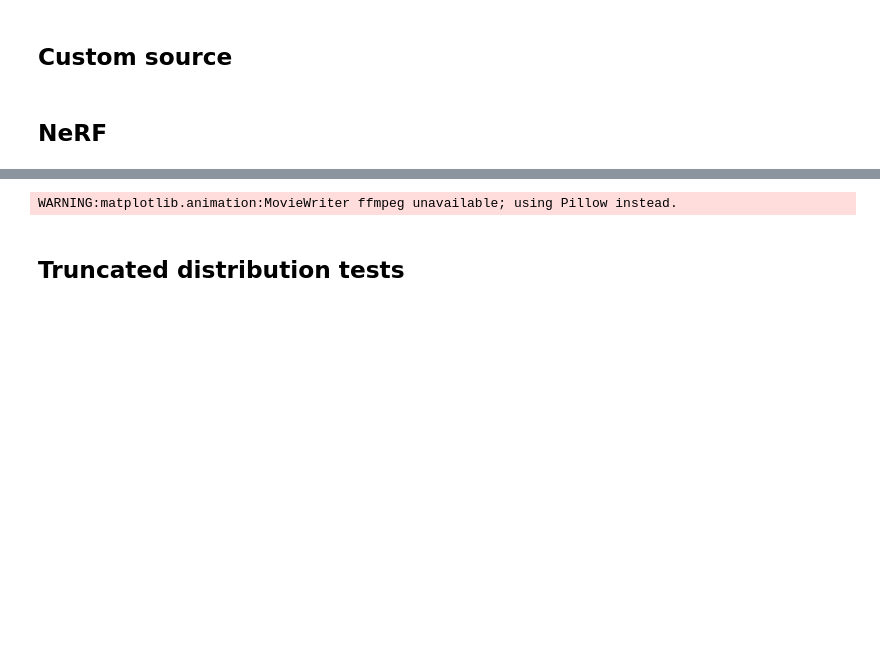
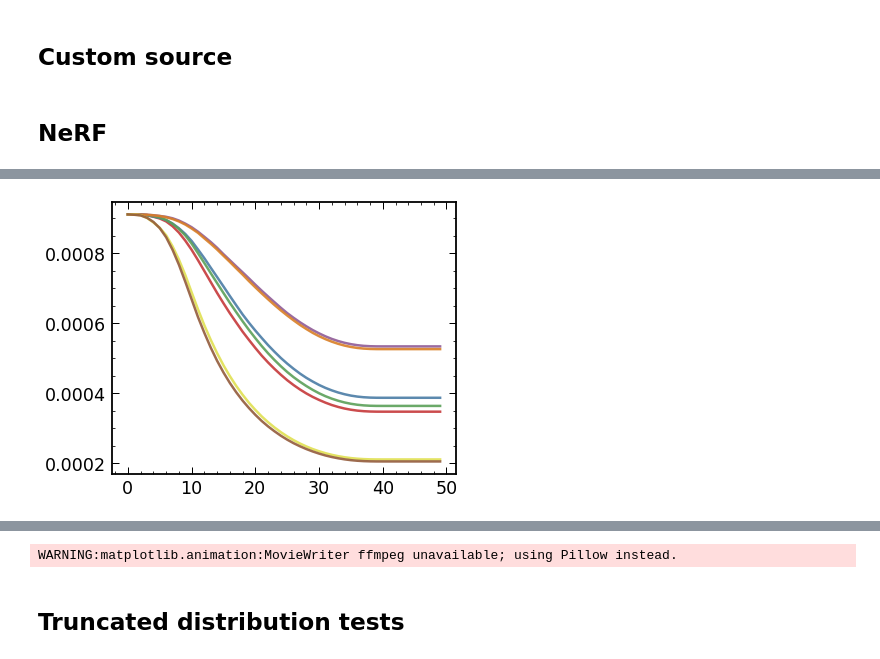
Before and after one commit to smsharma/lensing-neural-fields, a Jupyter notebook: notebooks/nerf_probabilistic_gigalens.ipynb, the cells around one changed output, grey strips where cells are left out. Cells and saved outputs as stored; diff of their text form; code cells hidden in the pictures; blank space fills up the shorter version.

```diff
--- a/notebooks/nerf_probabilistic_gigalens.ipynb
+++ b/notebooks/nerf_probabilistic_gigalens.ipynb
@@ -525,3 +508,10 @@ def train_and_evaluate(state, train_step_fn, learning_rate_fn):
     return state, hist
 # %%
 state, hist = train_and_evaluate(state, train_step, lr_schedule)
+# %%
+for j in range(n_lens_params):
+    plt.plot([jnp.diag(lct(hist['scale_tri_history'][i]))[j] for i in range(len(hist['loc_history']))])
+
+# plt.yscale("log")
+# %% [output]
+[figure, added]
```
Also changed, not shown: parts of 59 cells of this notebook, 6 other files.
